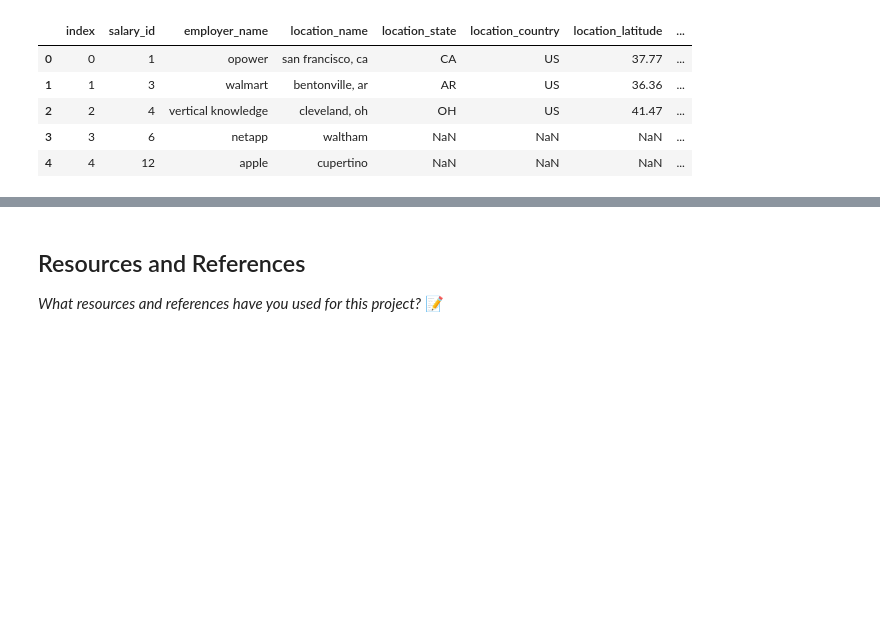
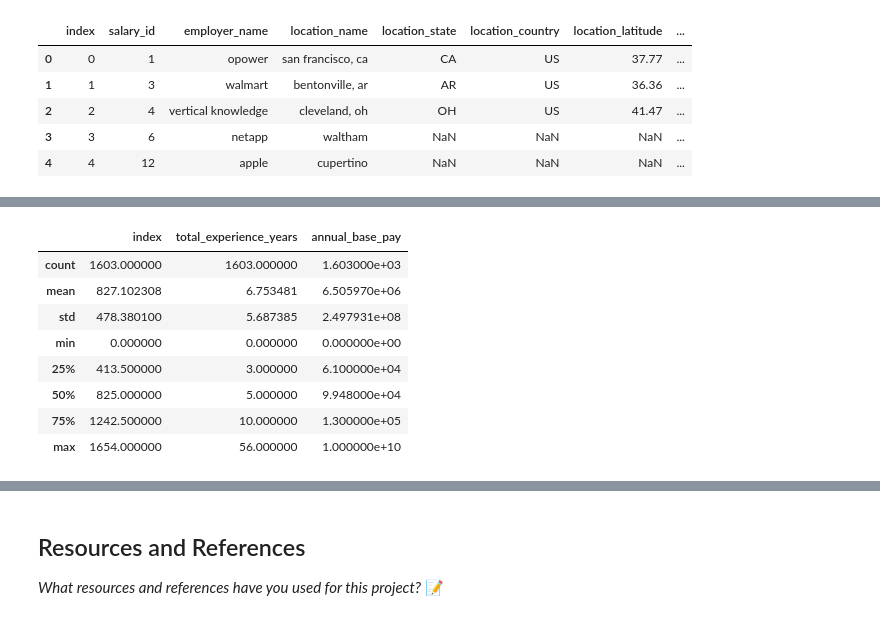
Before and after one commit to IT4063c-Spring23/final-project-dthapa1, a Jupyter notebook: source.ipynb, the cells around one changed output, grey strips where cells are left out. Cells and saved outputs as stored; diff of their text form; code cells hidden in the pictures; blank space fills up the shorter version.

```diff
--- a/source.ipynb
+++ b/source.ipynb
@@ -93,0 +110,5 @@ KeyError: "None of [Index(['index', 'employer_name', 'location_name', 'job_title
+# %%
+salaries_df.dropna(
+    subset=['employer_name','total_experience_years','annual_base_pay'],
+    inplace=True
+)
@@ -93,0 +143,12 @@ KeyError: "None of [Index(['index', 'employer_name', 'location_name', 'job_title
+# %%
+salaries_df.describe()
+# %% [output]
+|  | index | total_experience_years | annual_base_pay |
+| count | 1603.000000 | 1603.000000 | 1.603000e+03 |
+| mean | 827.102308 | 6.753481 | 6.505970e+06 |
+| std | 478.380100 | 5.687385 | 2.497931e+08 |
+| min | 0.000000 | 0.000000 | 0.000000e+00 |
+| 25% | 413.500000 | 3.000000 | 6.100000e+04 |
+| 50% | 825.000000 | 5.000000 | 9.948000e+04 |
+| 75% | 1242.500000 | 10.000000 | 1.300000e+05 |
+| max | 1654.000000 | 56.000000 | 1.000000e+10 |
```
Also changed, not shown: parts of 5 cells of this notebook, 1 other file.
